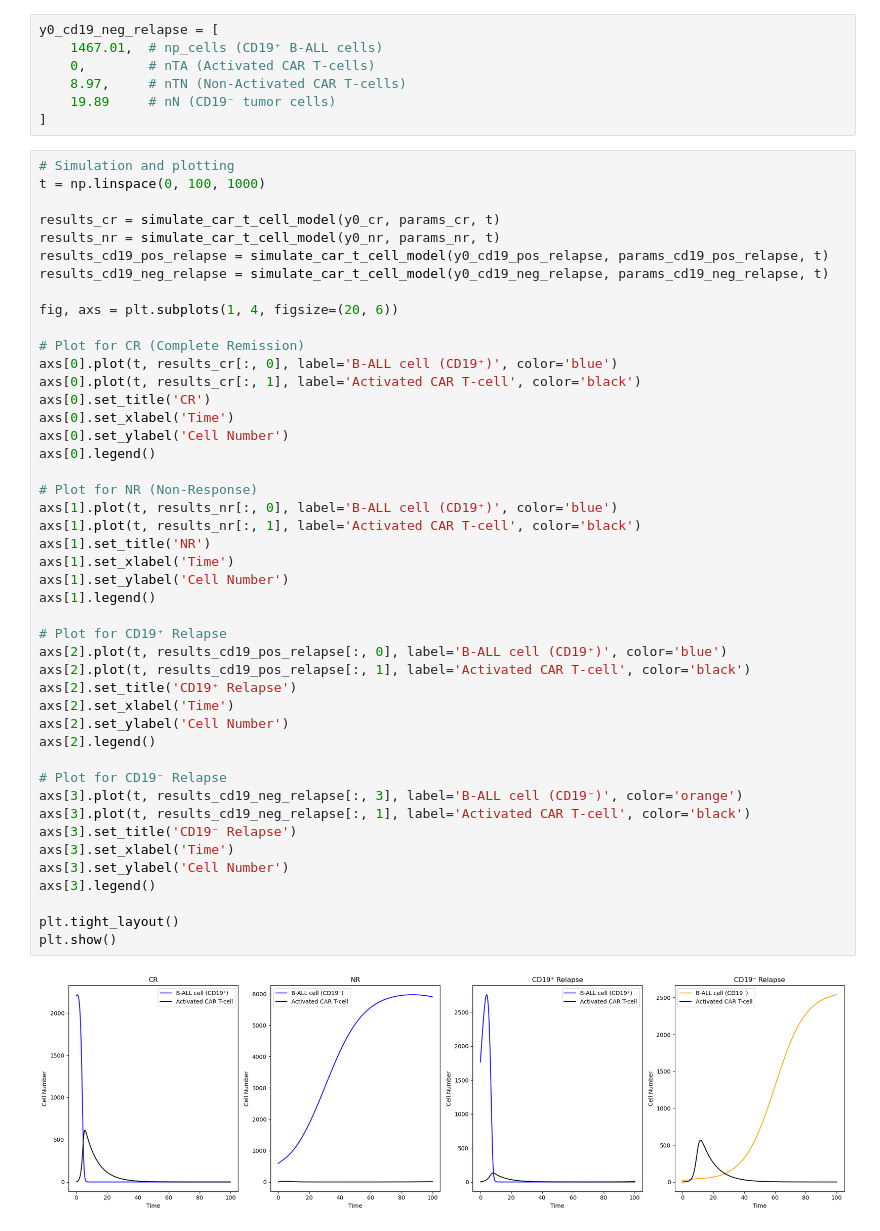
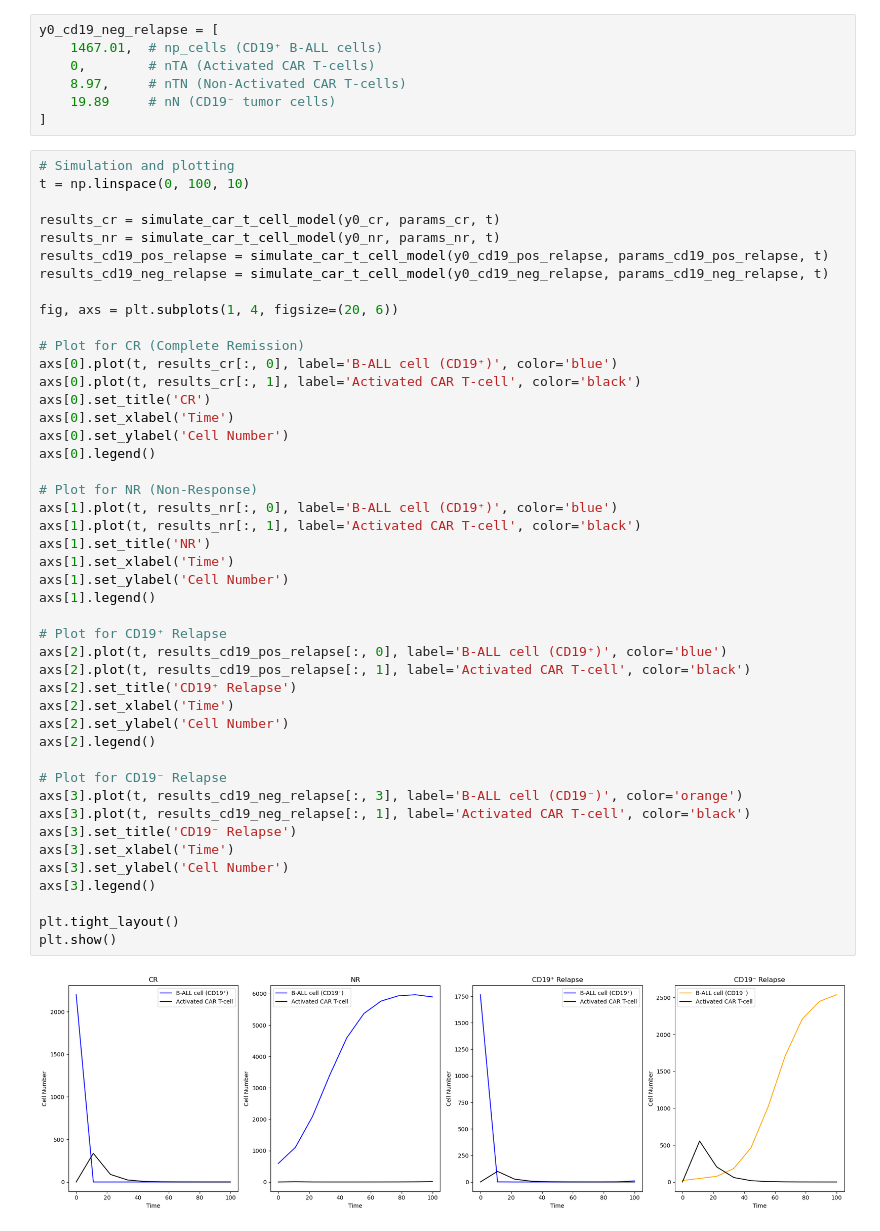
Before and after one commit to Rohan-Pandey1729/CAR-T-Cell, a Jupyter notebook: cart_modeling.ipynb, the cells around one changed output. Cells and saved outputs as stored; diff of their text form.

```diff
--- a/cart_modeling.ipynb
+++ b/cart_modeling.ipynb
@@ -201,7 +201,7 @@ y0_cd19_neg_relapse = [
 ]
 # %%
 # Simulation and plotting
-t = np.linspace(0, 100, 1000)
+t = np.linspace(0, 100, 10)
 
 results_cr = simulate_car_t_cell_model(y0_cr, params_cr, t)
 results_nr = simulate_car_t_cell_model(y0_nr, params_nr, t)
@@ -218,31 +218,31 @@ axs[0].set_xlabel('Time')
 axs[0].set_ylabel('Cell Number')
 axs[0].legend()
 
 # Plot for NR (Non-Response)
 axs[1].plot(t, results_nr[:, 0], label='B-ALL cell (CD19⁺)', color='blue')
 axs[1].plot(t, results_nr[:, 1], label='Activated CAR T-cell', color='black')
 axs[1].set_title('NR')
 axs[1].set_xlabel('Time')
 axs[1].set_ylabel('Cell Number')
 axs[1].legend()
 
 # Plot for CD19⁺ Relapse
 axs[2].plot(t, results_cd19_pos_relapse[:, 0], label='B-ALL cell (CD19⁺)', color='blue')
 axs[2].plot(t, results_cd19_pos_relapse[:, 1], label='Activated CAR T-cell', color='black')
 axs[2].set_title('CD19⁺ Relapse')
 axs[2].set_xlabel('Time')
 axs[2].set_ylabel('Cell Number')
 axs[2].legend()
 
 # Plot for CD19⁻ Relapse
 axs[3].plot(t, results_cd19_neg_relapse[:, 3], label='B-ALL cell (CD19⁻)', color='orange')
 axs[3].plot(t, results_cd19_neg_relapse[:, 1], label='Activated CAR T-cell', color='black')
 axs[3].set_title('CD19⁻ Relapse')
 axs[3].set_xlabel('Time')
 axs[3].set_ylabel('Cell Number')
 axs[3].legend()
 
 plt.tight_layout()
 plt.show()
 # %% [output]
-[figure, old version]
+[figure, new version]
```
Also changed, not shown: parts of 1 cell of this notebook, 1 other file.
